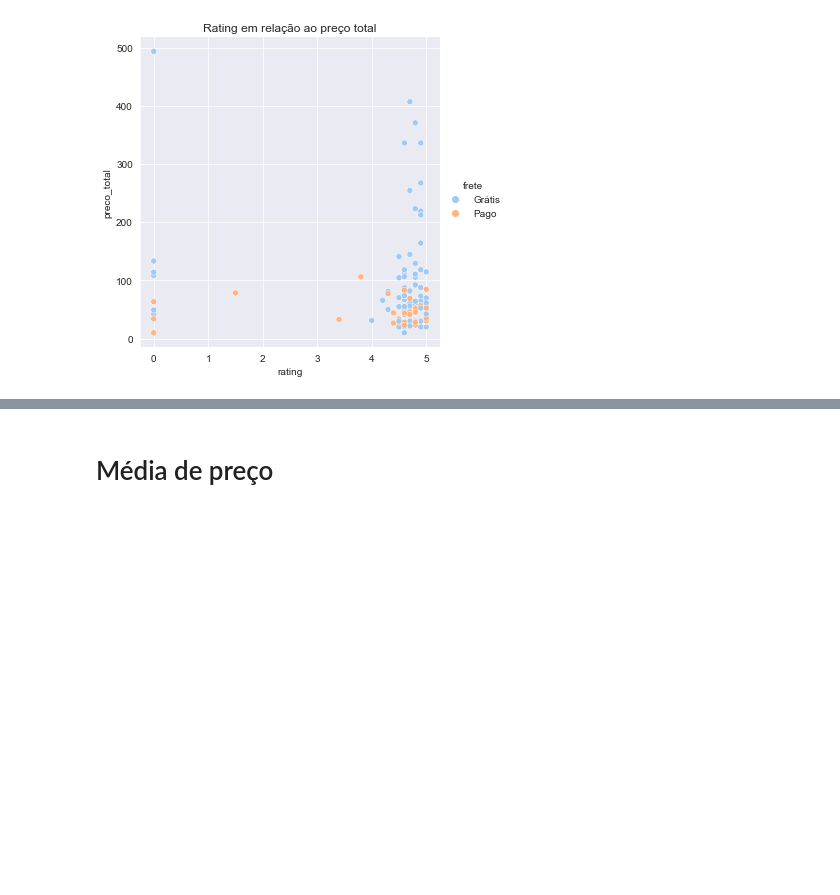
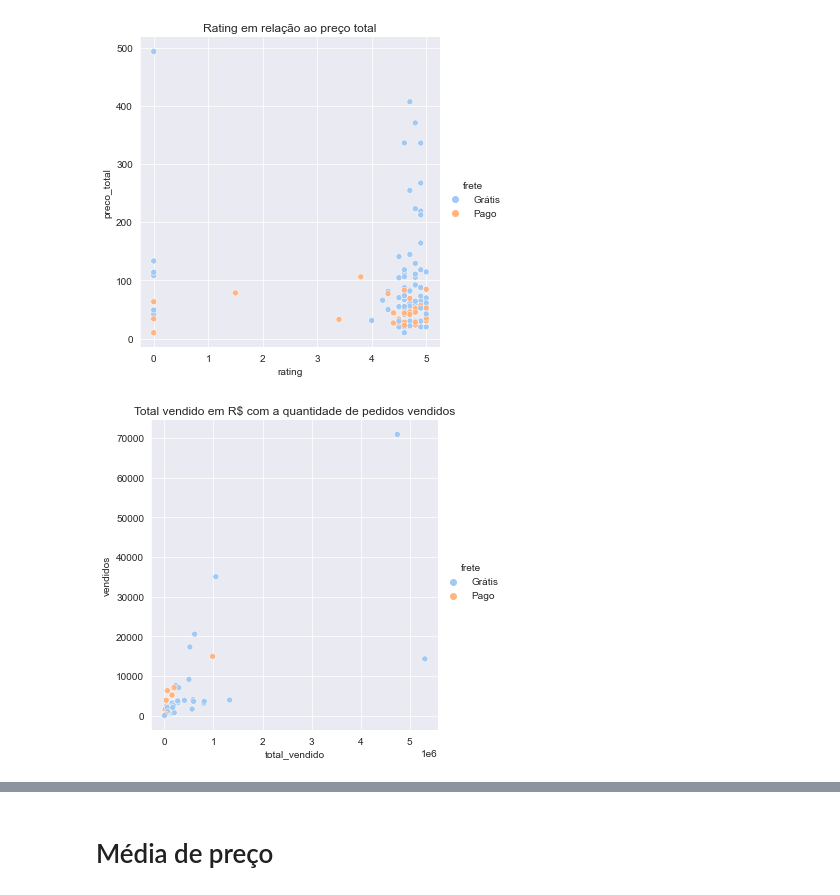
Before and after one commit to leonardorh18/selenium-aliexpress-items, a Jupyter notebook: Analise fones aliexpress.ipynb, the cells around one changed output, grey strips where cells are left out. Cells and saved outputs as stored; diff of their text form; code cells hidden in the pictures; blank space fills up the shorter version.

```diff
--- a/Analise fones aliexpress.ipynb
+++ b/Analise fones aliexpress.ipynb
@@ -119,3 +121,12 @@ ax = sns.relplot(
 ).set(title='Rating em relação ao preço total')
 # %% [output]
 [figure]
+# %%
+sns.set_palette('pastel')
+sns.set_style('darkgrid')
+ax = sns.relplot(
+    data= df,
+    x="total_vendido", y="vendidos", hue = 'frete',
+).set(title='Total vendido em R$ com a quantidade de pedidos vendidos')
+# %% [output]
+[figure, added]
```
Also changed, not shown: parts of 12 cells of this notebook.
